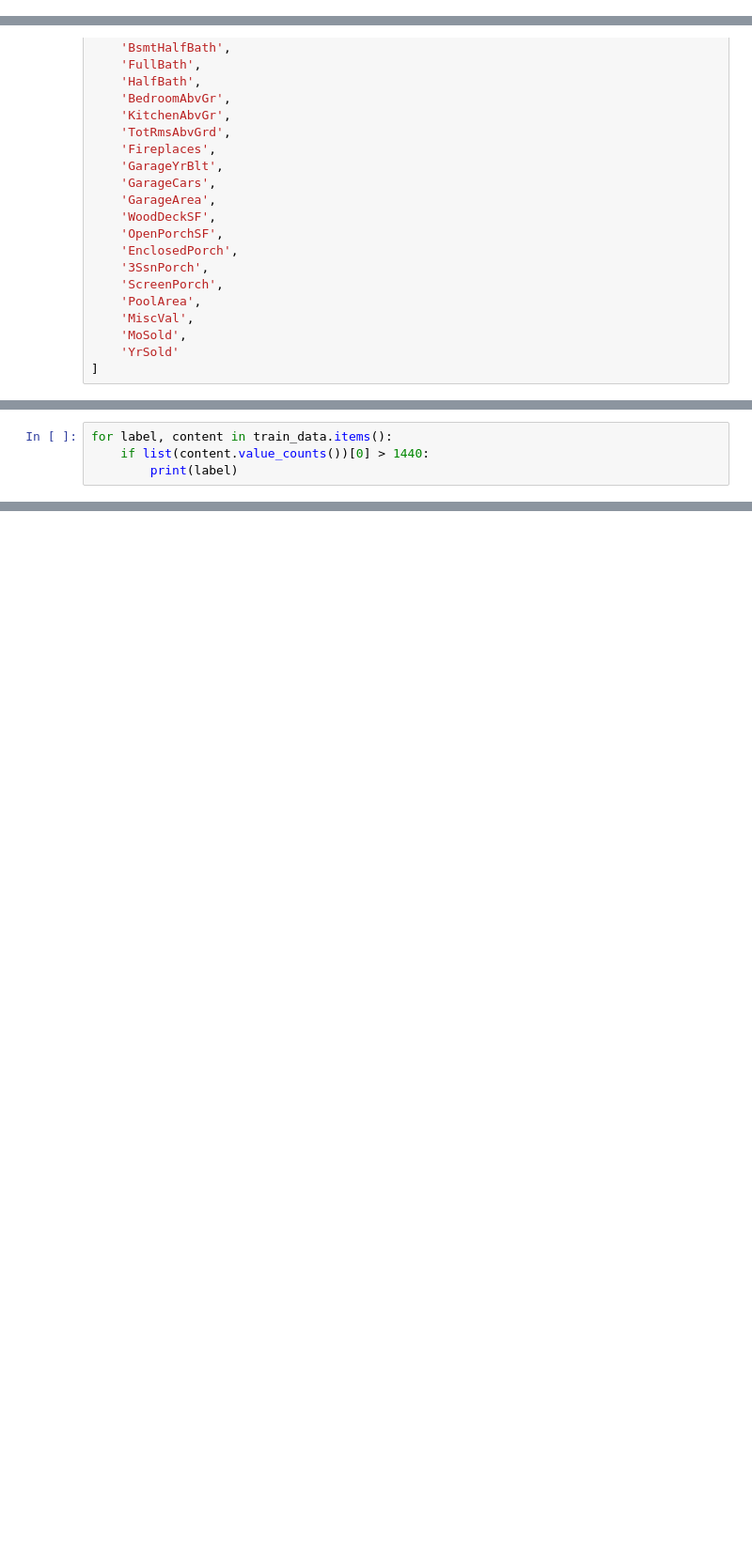
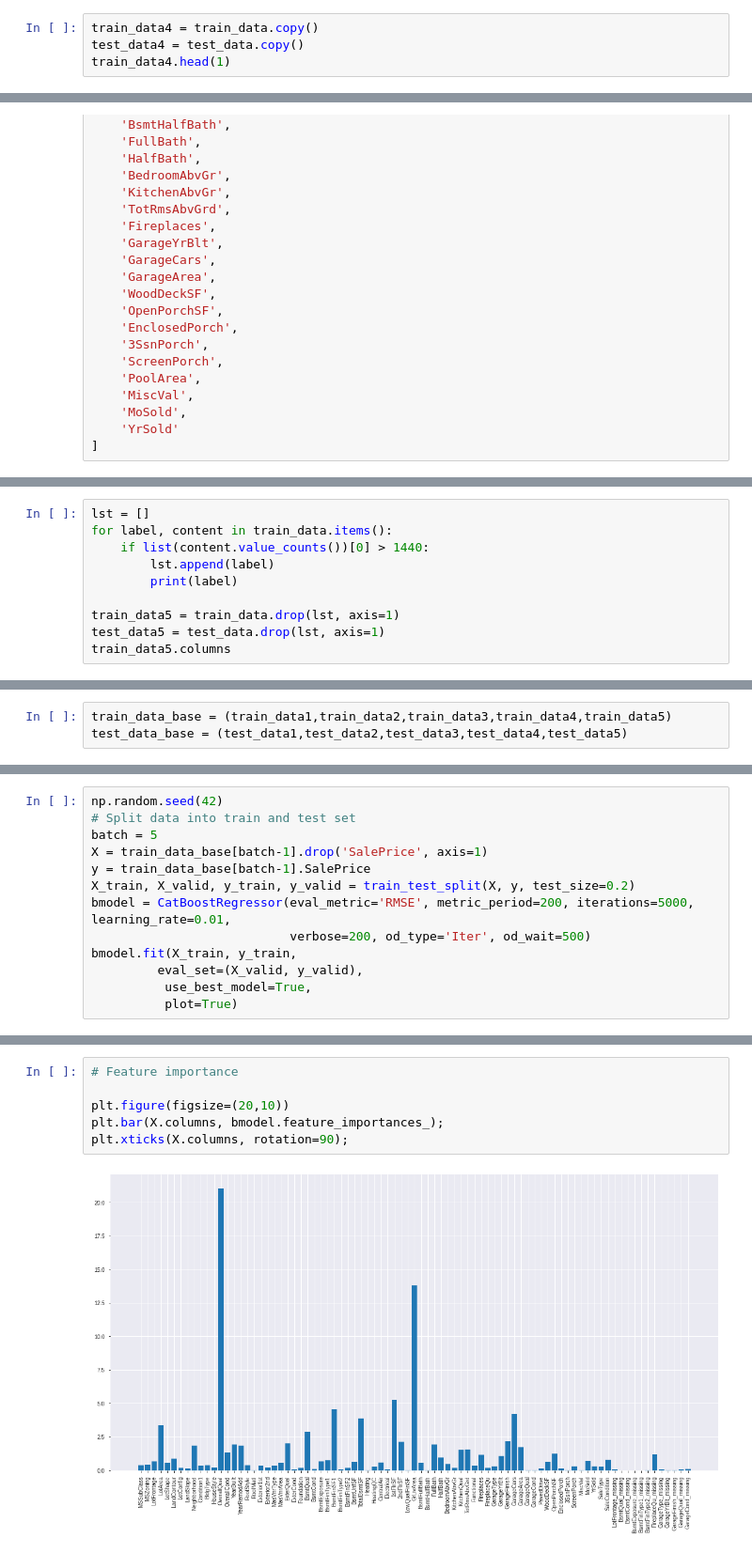
Before and after one commit to Ephraim-Akolo/House-Pricing, a Jupyter notebook: House-Pricing.ipynb, the cells around one changed output, grey strips where cells are left out. Shown at 94% size. Saved outputs shown, nothing was run; the diff lists cells and outputs as text; blank space fills up the shorter version.

```diff
--- a/House-Pricing.ipynb
+++ b/House-Pricing.ipynb
@@ -210,0 +211,4 @@ print(*test_data.isna().sum())
+# %%
+train_data4 = train_data.copy()
+test_data4 = test_data.copy()
+train_data4.head(1)
@@ -248,7 +258,13 @@ contin_features = [
 # %%
+lst = []
 for label, content in train_data.items():
     if list(content.value_counts())[0] > 1440:
+        lst.append(label)
         print(label)
+
+train_data5 = train_data.drop(lst, axis=1)
+test_data5 = test_data.drop(lst, axis=1)
+train_data5.columns
 # %% [output]
 Street
 Utilities
@@ -259,0 +295,3 @@ PoolArea
+# %%
+train_data_base = (train_data1,train_data2,train_data3,train_data4,train_data5)
+test_data_base = (test_data1,test_data2,test_data3,test_data4,test_data5)
@@ -259,0 +314,13 @@ PoolArea
+# %%
+np.random.seed(42)
+# Split data into train and test set
+batch = 5
+X = train_data_base[batch-1].drop('SalePrice', axis=1)
+y = train_data_base[batch-1].SalePrice
+X_train, X_valid, y_train, y_valid = train_test_split(X, y, test_size=0.2)
+bmodel = CatBoostRegressor(eval_metric='RMSE', metric_period=200, iterations=5000, learning_rate=0.01,
+                           verbose=200, od_type='Iter', od_wait=500)
+bmodel.fit(X_train, y_train,
+         eval_set=(X_valid, y_valid),
+          use_best_model=True,
+          plot=True)
@@ -259,0 +349,8 @@ PoolArea
+# %%
+# Feature importance
+
+plt.figure(figsize=(20,10))
+plt.bar(X.columns, bmodel.feature_importances_);
+plt.xticks(X.columns, rotation=90);
+# %% [output]
+[figure, added]
```
Also changed, not shown: parts of 21 cells of this notebook, 7 other files.
